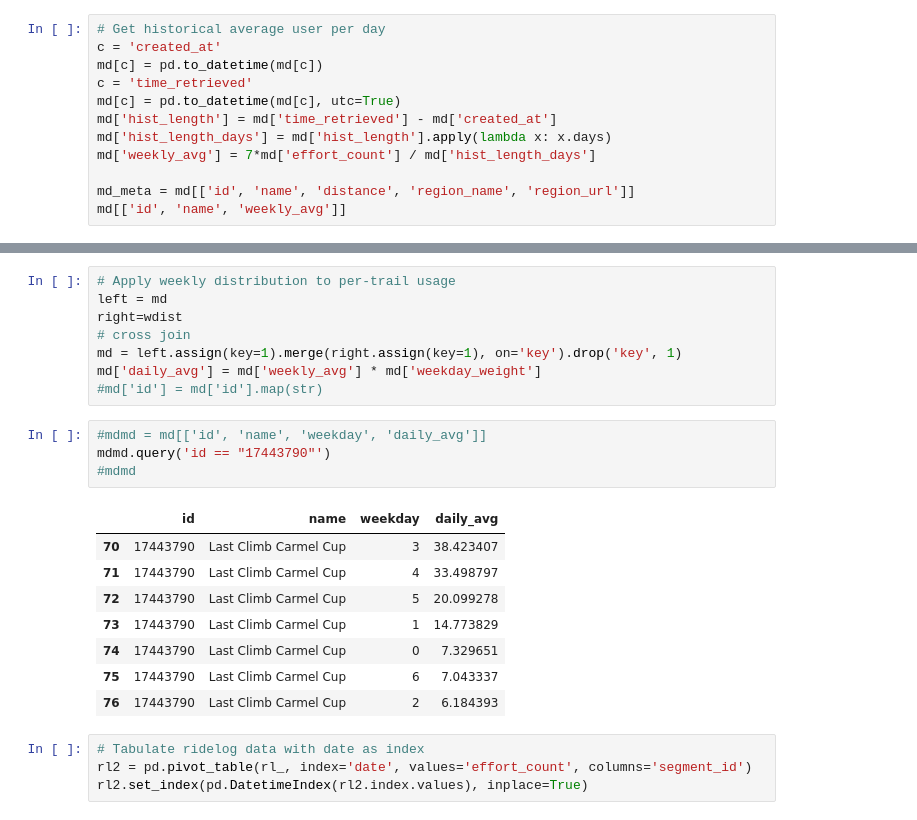
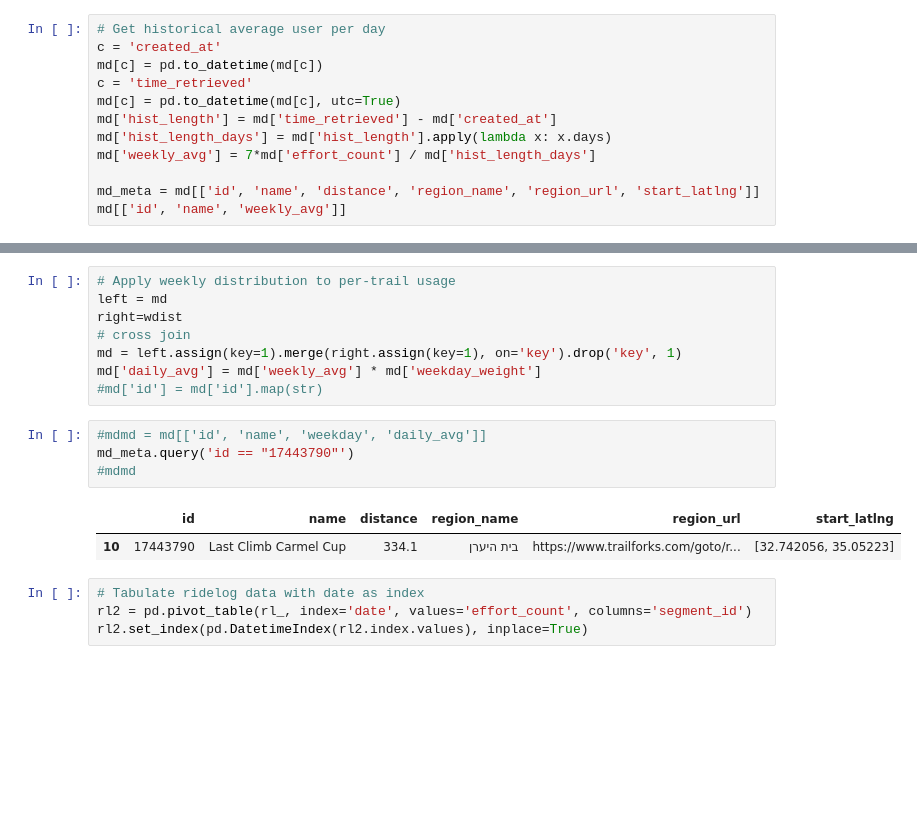
Before and after one commit to dpelleg/notebooks, a Jupyter notebook: mudguard/stats_nb.ipynb, the cells around one changed output, grey strips where cells are left out. Cells and saved outputs as stored; diff of their text form; blank space fills up the shorter version.

```diff
--- a/mudguard/stats_nb.ipynb
+++ b/mudguard/stats_nb.ipynb
@@ -50,7 +65,7 @@ md['hist_length'] = md['time_retrieved'] - md['created_at']
 md['hist_length_days'] = md['hist_length'].apply(lambda x: x.days)
 md['weekly_avg'] = 7*md['effort_count'] / md['hist_length_days']
 
-md_meta = md[['id', 'name', 'distance', 'region_name', 'region_url']]
+md_meta = md[['id', 'name', 'distance', 'region_name', 'region_url', 'start_latlng']]
 md[['id', 'name', 'weekly_avg']]
 # %% [output]
 |  | id | name | weekly_avg |
@@ -87,17 +102,11 @@ md['daily_avg'] = md['weekly_avg'] * md['weekday_weight']
 #md['id'] = md['id'].map(str)
 # %%
 #mdmd = md[['id', 'name', 'weekday', 'daily_avg']]
-mdmd.query('id == "17443790"')
+md_meta.query('id == "17443790"')
 #mdmd
 # %% [output]
-|  | id | name | weekday | daily_avg |
-| 70 | 17443790 | Last Climb Carmel Cup | 3 | 38.423407 |
-| 71 | 17443790 | Last Climb Carmel Cup | 4 | 33.498797 |
-| 72 | 17443790 | Last Climb Carmel Cup | 5 | 20.099278 |
-| 73 | 17443790 | Last Climb Carmel Cup | 1 | 14.773829 |
-| 74 | 17443790 | Last Climb Carmel Cup | 0 | 7.329651 |
-| 75 | 17443790 | Last Climb Carmel Cup | 6 | 7.043337 |
-| 76 | 17443790 | Last Climb Carmel Cup | 2 | 6.184393 |
+|  | id | name | distance | region_name | region_url | start_latlng |
+| 10 | 17443790 | Last Climb Carmel Cup | 334.1 | בית היערן | https://www.trailforks.com/goto/r... | [32.742056, 35.05223] |
 # %%
 # Tabulate ridelog data with date as index
 rl2 = pd.pivot_table(rl_, index='date', values='effort_count', columns='segment_id')
```
Also changed, not shown: parts of 5 cells of this notebook, 2 other files.
